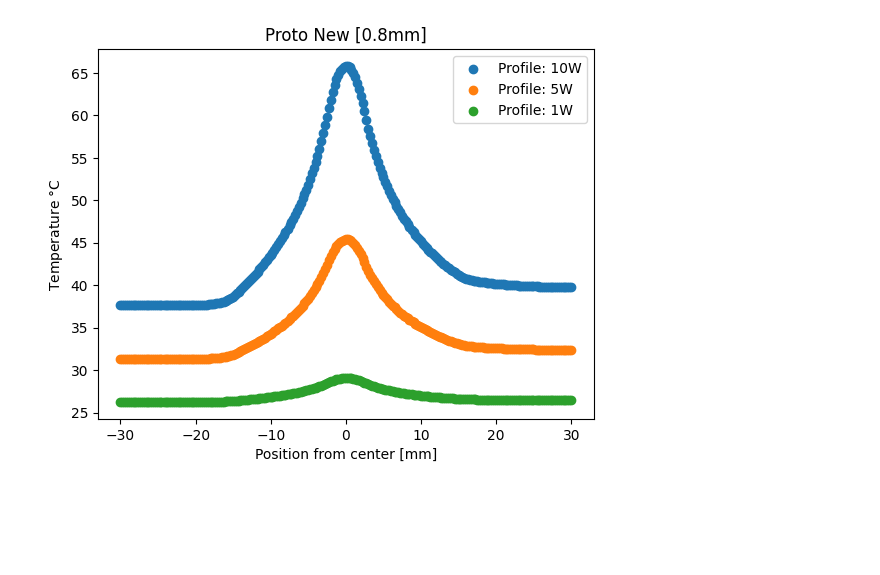
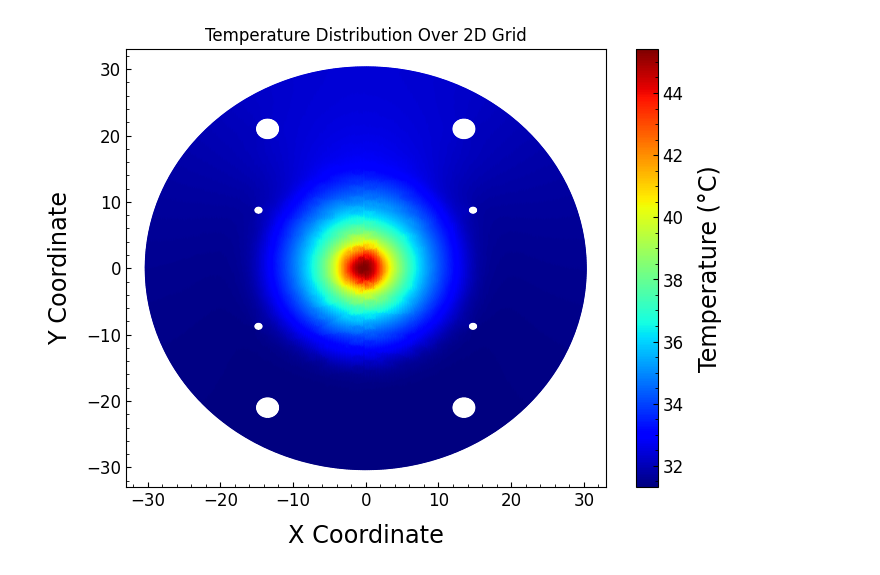
Before and after one commit to Belouse/Design-3-WattPiti, a Jupyter notebook: Thermique/gradient.ipynb, the cells around one changed output. Drawn from its saved outputs; the diff is of its cells as text; code cells hidden in the pictures; blank space fills up the shorter version.

Commit message:
added files to thermique

```diff
--- a/Thermique/gradient.ipynb
+++ b/Thermique/gradient.ipynb
@@ -27,15 +0,0 @@ def CleanCSV(file, coord) -> tuple:
-# %%
-
-p10, t10 = CleanCSV("Thermique/ProtoNouveau/gradientNouveau_08mm_10W.csv", coord="y")
-plt.scatter(p10, t10, label="Profile: 10W")
-p5, t5 = CleanCSV("Thermique/ProtoNouveau/gradientNouveau_08mm_5W.csv", coord="y")
-plt.scatter(p5, t5, label="Profile: 5W")
-p1, t1 = CleanCSV("Thermique/ProtoNouveau/gradientNouveau_08mm_1W.csv", coord="y")
-plt.scatter(p1, t1, label="Profile: 1W")
-plt.xlabel("Position from center [mm]")
-plt.ylabel("Temperature $\degree$C")
-plt.title("Proto New [0.8mm]")
-plt.legend()
-# plt.savefig("ProtoNouveau/ProfilNouveauProto.jpg", dpi=300)
-# %% [output]
-[figure, removed]
@@ -41,0 +79,18 @@ plt.legend()
+# %%
+plt.style.use('https://raw.githubusercontent.com/dccote/Enseignement/master/SRC/dccote-basic.mplstyle')
+# %%
+filename = "ProtoNouveau/2DRP5W.csv"
+blocks = parse_history_output(filename)
+df = construct_dataframe(blocks)
+df = assign_node_ids(df)
+# df.to_csv("2DRP5W_parsed")
+# %%
+plt.figure(figsize=(8, 6))
+sc = plt.scatter(df["COORDINATES.X"], df["COORDINATES.Y"], c=df["NDTEMP.T"], cmap="jet", s=10)
+plt.colorbar(sc, label="Temperature (°C)")
+plt.xlabel("X Coordinate")
+plt.ylabel("Y Coordinate")
+plt.title("Temperature Distribution Over 2D Grid")
+plt.show()
+# %% [output]
+[figure, added]
```
Also changed, not shown: parts of 5 cells of this notebook, 14 other files.
